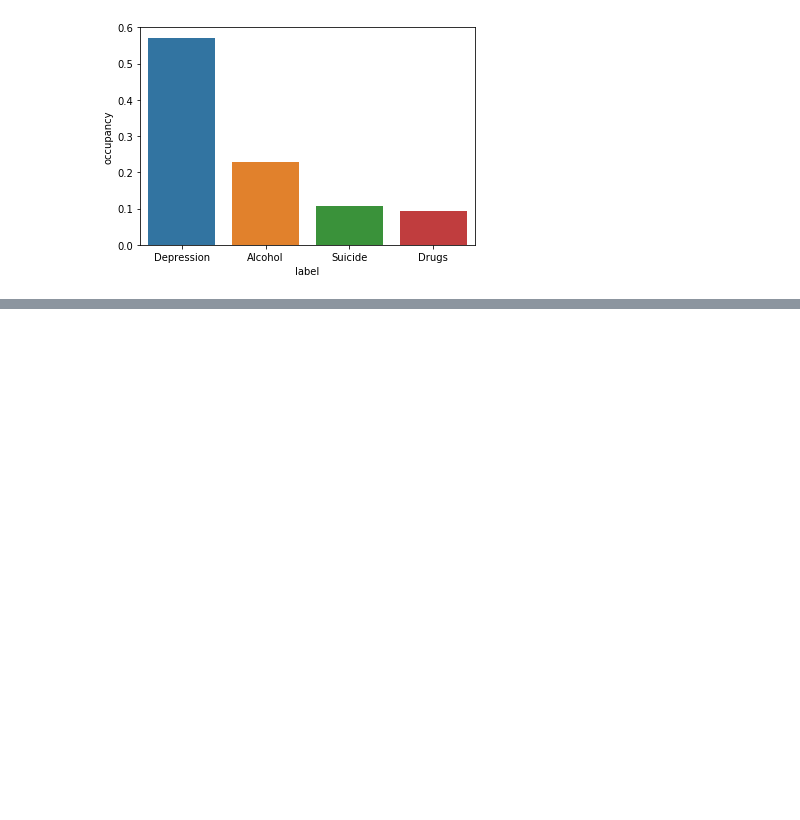
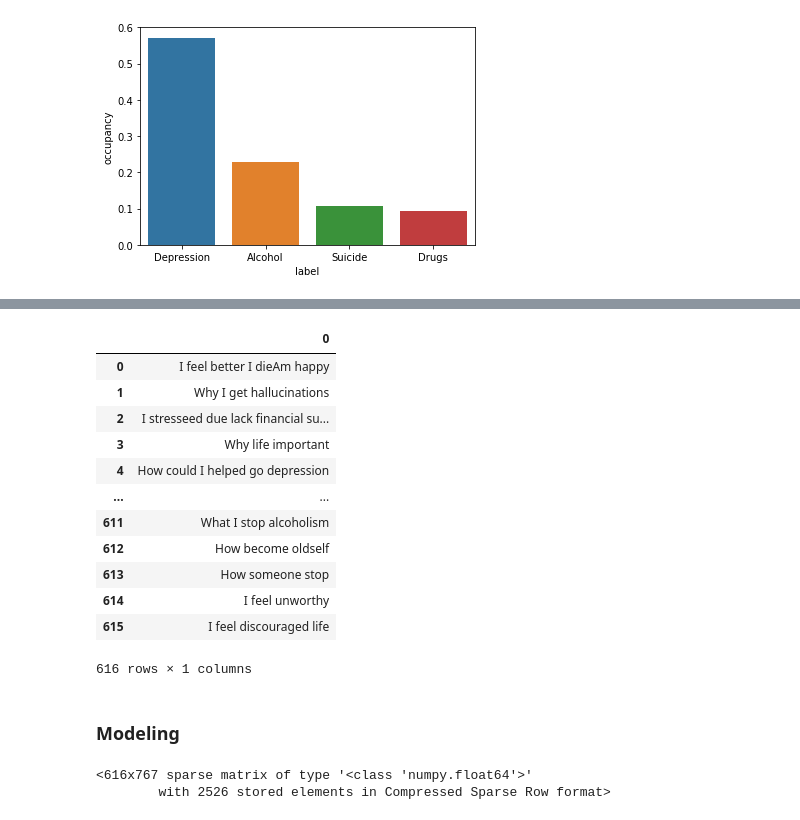
Before and after one commit to Athena112233/BasicNeedsBasicRightsKenya, a Jupyter notebook: 0625Catherine.ipynb, the cells around one changed output, grey strips where cells are left out. Drawn from its saved outputs; the diff is of its cells as text; code cells hidden in the pictures; blank space fills up the shorter version.

```diff
--- a/0625Catherine.ipynb
+++ b/0625Catherine.ipynb
@@ -144,0 +124,3 @@ math.exp(-12)
+# %%
+from nltk.tokenize import word_tokenize
+tokenized_reports = [word_tokenize(report) for report in data['text']]
@@ -144,0 +150,15 @@ math.exp(-12)
+# %%
+regex = re.compile('[%s]' % re.escape(string.punctuation))
+# %%
+no_punc = []
+for texts in tokenized_reports:
+    new_review = []
+    #print(review)
+    for token in texts:
+        new_token = regex.sub(u'', token)
+        #print(new_token)
+        if not new_token == u'':
+            new_review.append(new_token)
+            #print(new_token)
+    no_punc.append(new_review)
+no_punc
@@ -144,0 +183,28 @@ math.exp(-12)
+# %%
+#no stopwords
+cleaner = []
+for report in no_punc:
+    new_term_vector = []
+    for word in report:
+        if not word in stopwords.words('english'):
+            new_term_vector.append(word)
+    cleaner.append(' '.join(new_term_vector))
+cleaner = pd.DataFrame(cleaner)
+# %%
+cleaner
+# %% [output]
+|  | 0 |
+| 0 | I feel better I dieAm happy |
+| 1 | Why I get hallucinations |
+| 2 | I stresseed due lack financial su... |
+| 3 | Why life important |
+| 4 | How could I helped go depression |
+| ... | ... |
+| 611 | What I stop alcoholism |
+| 612 | How become oldself |
+| 613 | How someone stop |
+| 614 | I feel unworthy |
+| 615 | I feel discouraged life |
+616 rows × 1 columns
+# %% [markdown]
+### Modeling
@@ -144,0 +219,5 @@ math.exp(-12)
+# %%
+tfidf_vector
+# %% [output]
+<616x767 sparse matrix of type '<class 'numpy.float64'>'
+        with 2526 stored elements in Compressed Sparse Row format>
```
Also changed, not shown: parts of 30 cells of this notebook, 2 other files.
